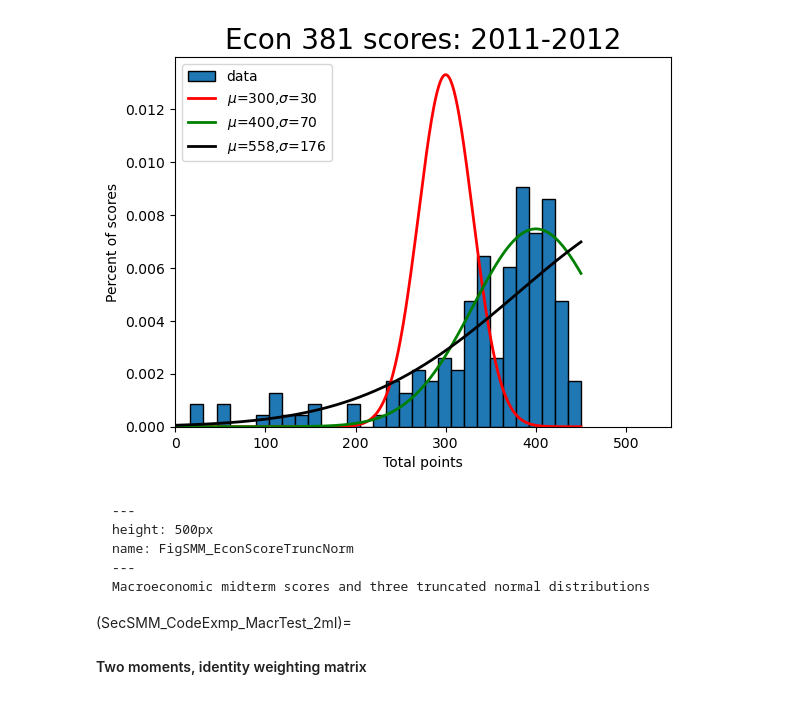
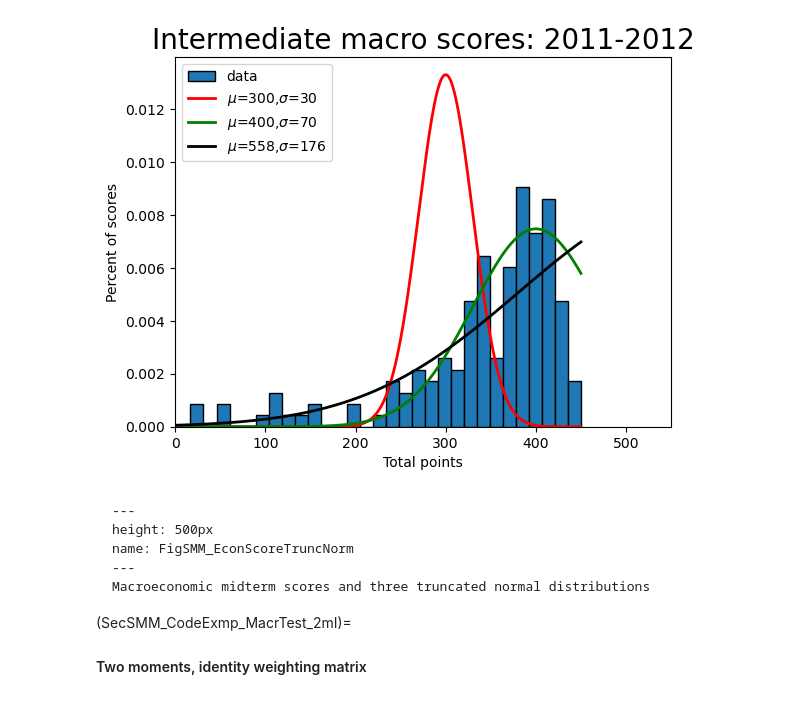
Before and after one commit to OpenSourceEcon/CompMethods, a Jupyter notebook: _sources/struct_est/SMM.ipynb, the cells around one changed output. Cells and saved outputs as stored; diff of their text form; code cells hidden in the pictures.

Commit message:
Deploying to gh-pages from @ OpenSourceEcon/CompMethods@66afef4b2ca7f911d4a6c8748c09ef858f42ab06 🚀

````diff
--- a/_sources/struct_est/SMM.ipynb
+++ b/_sources/struct_est/SMM.ipynb
@@ -380,47 +380,43 @@ def trunc_norm_pdf(xvals, mu, sigma, cut_lb, cut_ub):
     return pdf_vals
 
 
-# Download and save the data file Econ381totpts.txt
+# Download and save the data file Econ381totpts.txt as NumPy array
 url = ('https://raw.githubusercontent.com/OpenSourceEcon/CompMethods/' +
        'main/data/smm/Econ381totpts.txt')
-data_file = requests.get(url, allow_redirects=True)
-open('../../../data/smm/Econ381totpts.txt', 'wb').write(data_file.content)
-
-# Load the data as a NumPy array
-data = np.loadtxt('../../../data/smm/Econ381totpts.txt')
+data = np.loadtxt(url)
 
 num_bins = 30
 count, bins, ignored = plt.hist(
     data, num_bins, density=True, edgecolor='k', label='data'
 )
-plt.title('Econ 381 scores: 2011-2012', fontsize=20)
+plt.title('Intermediate macro scores: 2011-2012', fontsize=20)
 plt.xlabel(r'Total points')
 plt.ylabel(r'Percent of scores')
 plt.xlim([0, 550])  # This gives the xmin and xmax to be plotted"
 
 # Plot smooth line with distribution 1
 dist_pts = np.linspace(0, 450, 500)
 mu_1 = 300
 sig_1 = 30
 plt.plot(dist_pts, trunc_norm_pdf(dist_pts, mu_1, sig_1, 0, 450),
          linewidth=2, color='red', label=f"$\mu$={mu_1},$\sigma$={sig_1}")
 
 # Plot smooth line with distribution 2
 mu_2 = 400
 sig_2 = 70
 plt.plot(dist_pts, trunc_norm_pdf(dist_pts, mu_2, sig_2, 0, 450),
          linewidth=2, color='green', label=f"$\mu$={mu_2},$\sigma$={sig_2}")
 
 # Plot smooth line with distribution 3
 mu_3 = 558
 sig_3 = 176
 plt.plot(dist_pts, trunc_norm_pdf(dist_pts, mu_3, sig_3, 0, 450),
          linewidth=2, color='black', label=f"$\mu$={mu_3},$\sigma$={sig_3}")
 plt.legend(loc='upper left')
 
 plt.show()
 # %% [output]
-[figure, old version]
+[figure, new version]
 # %% [markdown]
 ```{figure} ../../../images/smm/Econ381scores_truncnorm.png
 ---
````
Also changed, not shown: parts of 3 cells of this notebook, 40 other files.
